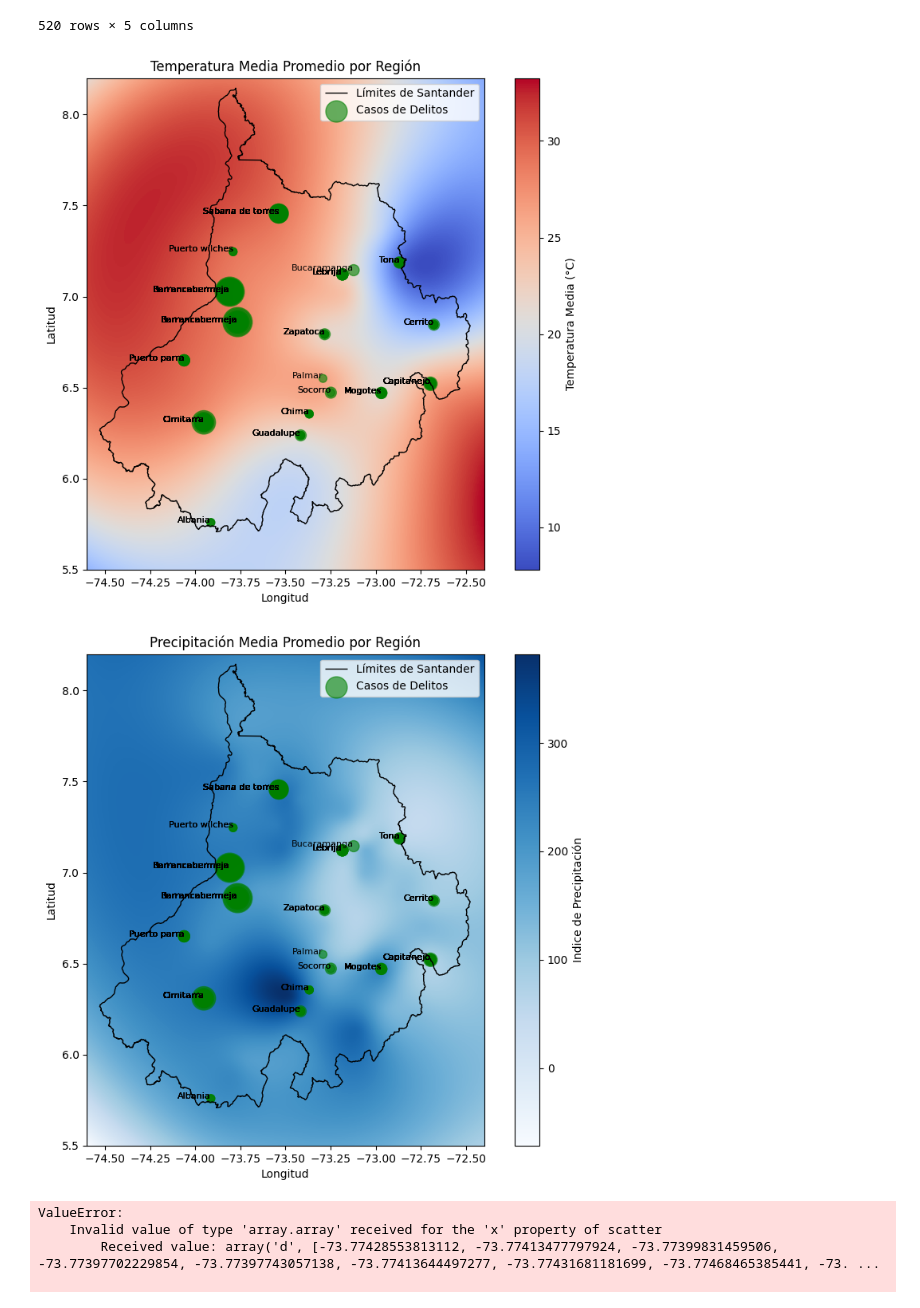
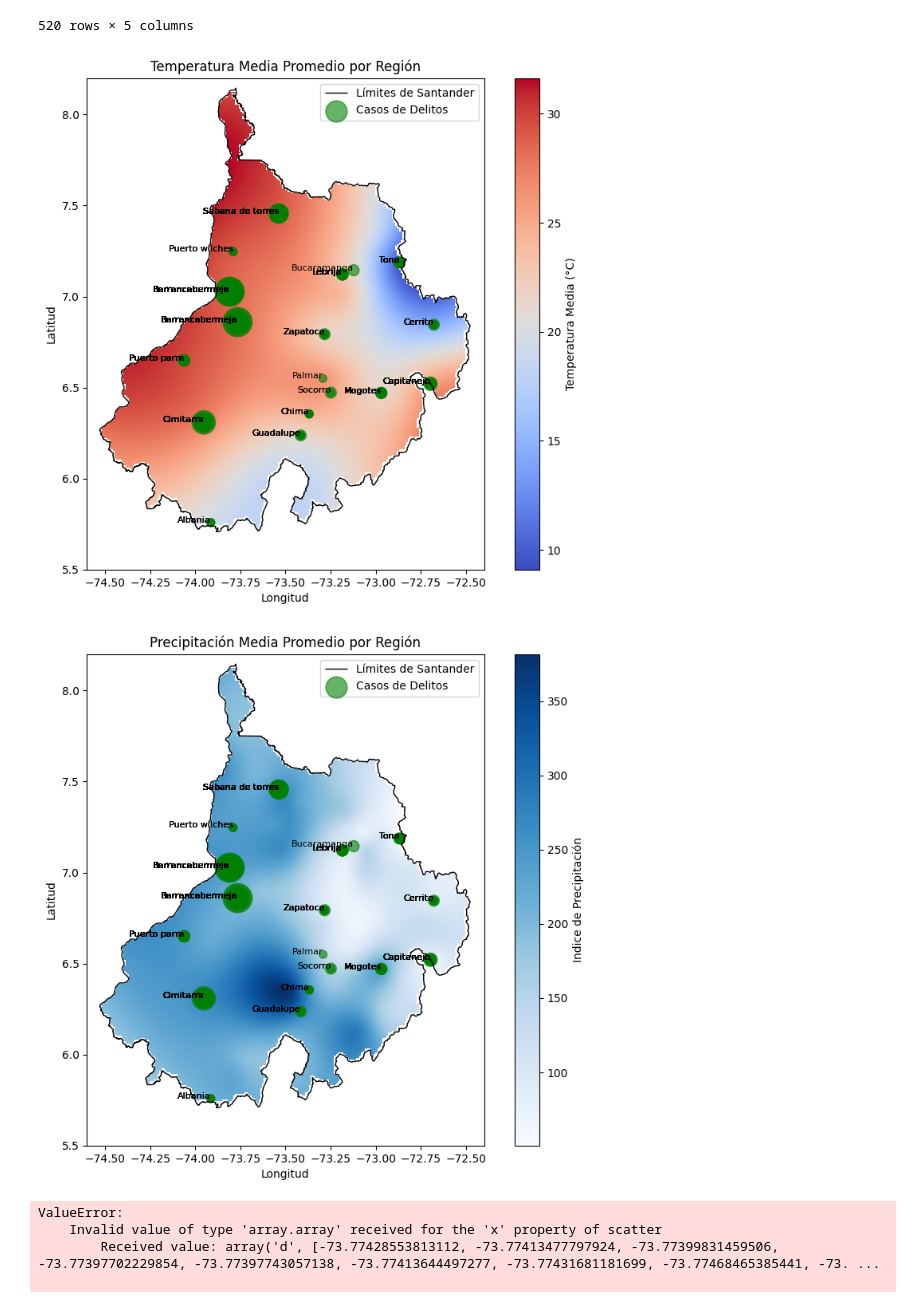
Before and after one commit to leonsuarez24/FIRENET, a Jupyter notebook: delitos.ipynb, the cells around one changed output. Drawn from its saved outputs; the diff is of its cells as text; code cells hidden in the pictures.

Commit message:
delitos visualization

```diff
--- a/delitos.ipynb
+++ b/delitos.ipynb
@@ -185,7 +188,8 @@ region = (-74.6, -72.4, 5.5, 8.2)
 # Crear el mapa de temperatura promedio
 plt.figure(figsize=(10, 8))
 extent = [region[0], region[1], region[2], region[3]]
-plt.imshow(mean_temperature_matrix, extent=extent, origin='lower', cmap='coolwarm', aspect='auto')
+mask = np.load("data/mask.npy")
+plt.imshow(mean_temperature_matrix * mask, extent=extent, origin='lower', cmap='coolwarm', aspect='auto')
 plt.colorbar(label='Temperatura Media (°C)')
 plt.xlabel('Longitud')
 plt.ylabel('Latitud')
@@ -204,9 +208,10 @@ for i, row in merged_df.iterrows():
     plt.text(row['Longitud'], row['Latitud'], municipio_nombre, fontsize=8, ha='right', color='black')
 
 plt.legend()
+plt.savefig('data/delitos/delitos_temp_santander.png')
 plt.show()
 # %% [output]
-[figure, old version]
+[figure, new version]
 # %%
 np.save('data/delitos/temperatura_mean.npy',mean_temperature_matrix)
 # %%
@@ -226,35 +231,36 @@ for file in npy_files:
         sum_matrix += data
 
 # Calcular la media dividiendo la suma por el número de archivos
 mean_precipitacion_matrix = sum_matrix / len(npy_files)
 
 # Crear el mapa de temperatura promedio
 plt.figure(figsize=(10, 8))
 extent = [region[0], region[1], region[2], region[3]]
-plt.imshow(mean_precipitacion_matrix, extent=extent, origin='lower', cmap='Blues', aspect='auto')
+plt.imshow(mean_precipitacion_matrix * mask, extent=extent, origin='lower', cmap='Blues', aspect='auto')
 plt.colorbar(label='Indice de Precipitación')
 plt.xlabel('Longitud')
 plt.ylabel('Latitud')
 plt.title('Precipitación Media Promedio por Región')
 
 # Dibujar los límites de Santander
 santander_gdf.boundary.plot(ax=plt.gca(), linewidth=1, edgecolor="black", label="Límites de Santander")
 
 # Graficar los puntos de delitos como scatter plot
 plt.scatter(
     merged_df['Longitud'], merged_df['Latitud'],
     c='green', s=merged_df['casos']*50, alpha=0.6, label='Casos de Delitos'
 )
 
 # Agregar el nombre de cada municipio en el plot con la primera letra en mayúscula
 for i, row in merged_df.iterrows():
     municipio_nombre = row['Municipio'].capitalize()  # Capitalizar solo la primera letra
     plt.text(row['Longitud'], row['Latitud'], municipio_nombre, fontsize=8, ha='right', color='black')
 
 plt.legend()
+plt.savefig('data/delitos/delitos_prec_santander.png')
 plt.show()
 # %% [output]
-[figure, old version]
+[figure, new version]
 # %%
 np.save('data/delitos/precipitacion_mean.npy',mean_precipitacion_matrix)
 # %%
```
Also changed, not shown: parts of 1 cell of this notebook, 4 other files.
